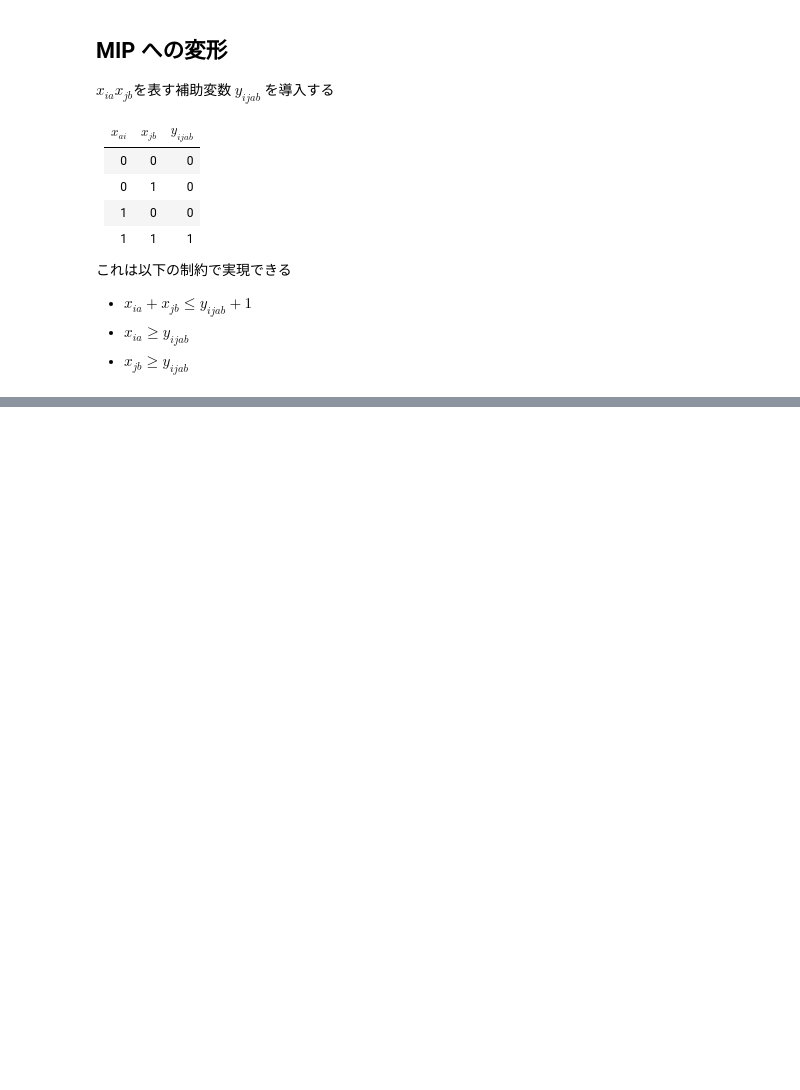
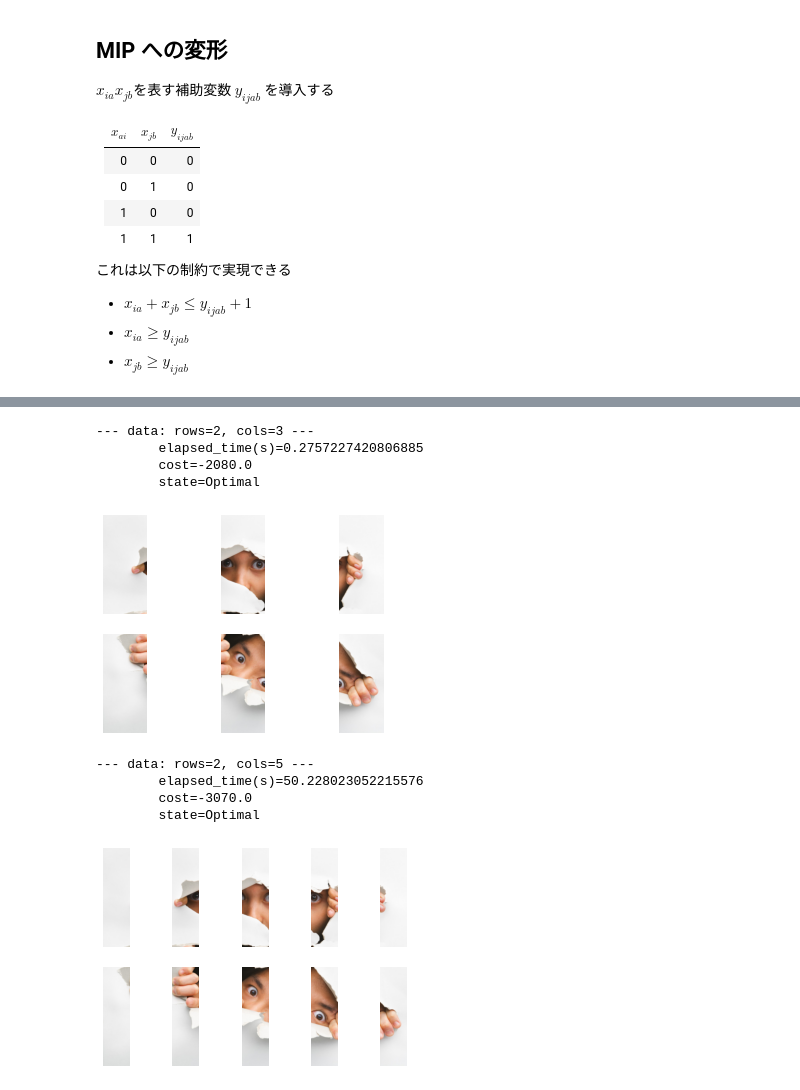
Before and after one commit to ohtaman/shredder_challenge, a Jupyter notebook: notebooks/mip.ipynb, the cells around one changed output, grey strips where cells are left out. Saved outputs shown, nothing was run; the diff lists cells and outputs as text; code cells hidden in the pictures; blank space fills up the shorter version.

```diff
--- a/notebooks/mip.ipynb
+++ b/notebooks/mip.ipynb
@@ -159,7 +155,3 @@ def build_model(data):
     return model, x
 
 model, x = build_model(data)
-# %%
-solver = pulp.PULP_CBC_CMD(timeLimit=10*60*4, threads=4)
-
-%time model.solve(solver)
@@ -179,0 +175,45 @@ show(
+# %%
+def values(x):
+    return np.vectorize(lambda x: x.value())(x)
+
+def show_solution(data, x):
+    x_idx = np.array(np.where(values(x) == 1.)).T
+    imshow(
+        [data.images[a] for a, i, j in sorted(x_idx, key=lambda v: v[1]*data.cols + v[2])],
+        data.rows,
+        data.cols
+    )
+# %%
+if pulp.GUROBI_CMD().available():
+    solver = pulp.GUROBI_CMD()
+else:
+    solver = pulp.PULP_CBC_CMD(timeLimit=10*60*4, threads=multiprocessing.cpu_count())
+
+for data_path in DATA_PATHS[:2]:
+    data = load_data(data_path)
+    model, x = build_model(data)
+    start = time.time()
+    status = solver.solve(model)
+    elapsed_time = time.time() - start
+
+    print(f'--- data: rows={data.rows}, cols={data.cols} ---')
+    print(f'\telapsed_time(s)={elapsed_time}')
+    print(f'\tcost={model.objective.value()}')
+    print(f'\tstate={pulp.LpStatus[status]}')
+
+    show_solution(data, x)
+    plt.show()
+
+    if elapsed_time > 30*60:
+        break
+# %% [output]
+--- data: rows=2, cols=3 ---
+        elapsed_time(s)=0.2757227420806885
+        cost=-2080.0
+        state=Optimal
+[figure, added]
+--- data: rows=2, cols=5 ---
+        elapsed_time(s)=50.228023052215576
+        cost=-3070.0
+        state=Optimal
+[figure, added]
```
Also changed, not shown: parts of 9 cells of this notebook.
